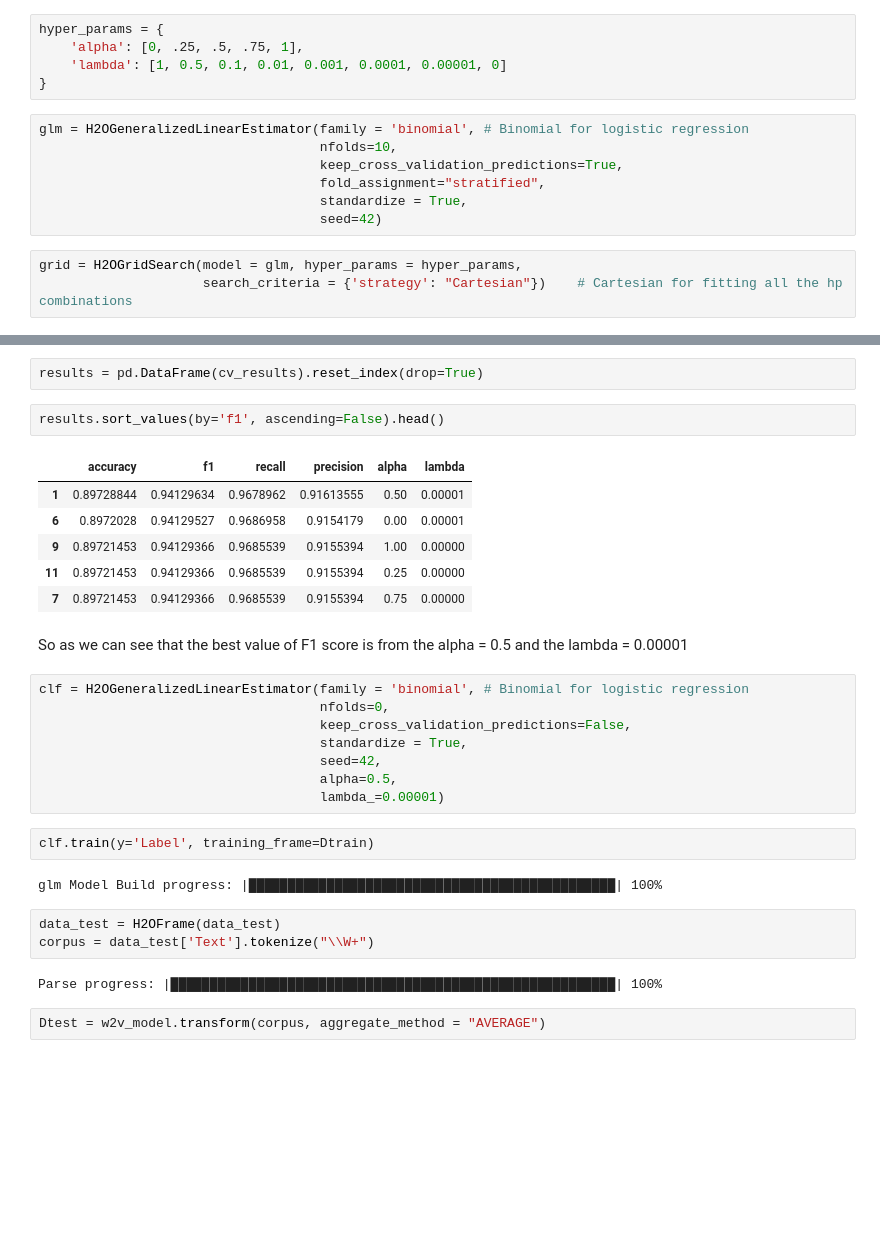
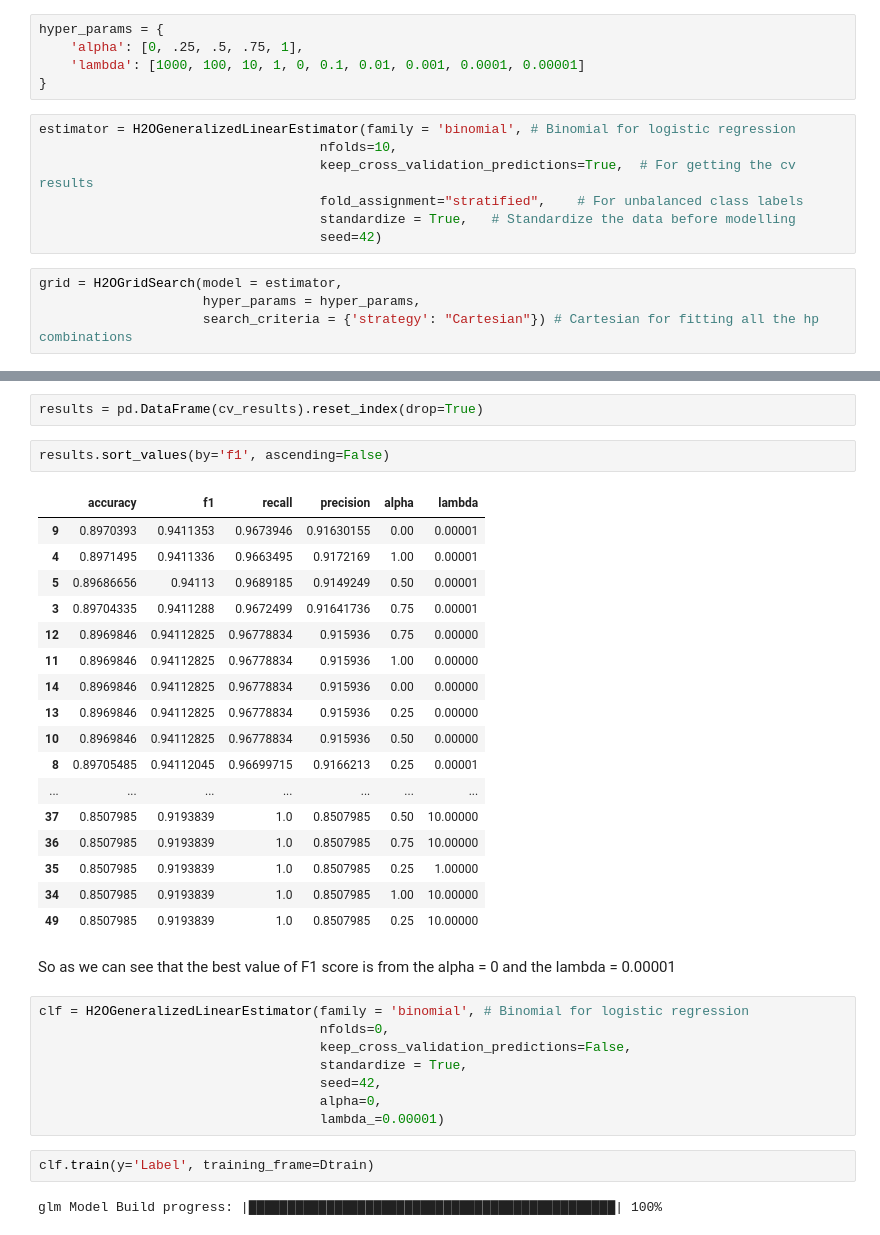
Before and after one commit to MayukhSobo/Amazon-Review----Logistic-Regression, a Jupyter notebook: Avg W2V.ipynb, the cells around one changed output, grey strips where cells are left out. Drawn from its saved outputs; the diff is of its cells as text; blank space fills up the shorter version.

```diff
--- a/Avg W2V.ipynb
+++ b/Avg W2V.ipynb
@@ -111,18 +119,19 @@ from h2o.estimators.glm import H2OGeneralizedLinearEstimator
 # %%
 hyper_params = {
     'alpha': [0, .25, .5, .75, 1],
-    'lambda': [1, 0.5, 0.1, 0.01, 0.001, 0.0001, 0.00001, 0]
+    'lambda': [1000, 100, 10, 1, 0, 0.1, 0.01, 0.001, 0.0001, 0.00001]
 }
 # %%
-glm = H2OGeneralizedLinearEstimator(family = 'binomial', # Binomial for logistic regression
+estimator = H2OGeneralizedLinearEstimator(family = 'binomial', # Binomial for logistic regression
                                     nfolds=10,
-                                    keep_cross_validation_predictions=True,
-                                    fold_assignment="stratified",
-                                    standardize = True,
+                                    keep_cross_validation_predictions=True,  # For getting the cv results
+                                    fold_assignment="stratified",    # For unbalanced class labels
+                                    standardize = True,   # Standardize the data before modelling
                                     seed=42)
 # %%
-grid = H2OGridSearch(model = glm, hyper_params = hyper_params,
-                     search_criteria = {'strategy': "Cartesian"})    # Cartesian for fitting all the hp combinations
+grid = H2OGridSearch(model = estimator,
+                     hyper_params = hyper_params,
+                     search_criteria = {'strategy': "Cartesian"}) # Cartesian for fitting all the hp combinations
 # %%
 grid.train(y = "Label", training_frame = Dtrain)
 # %% [output]
@@ -144,32 +153,36 @@ for iters, param in enumerate(param_combs):
 # %%
 results = pd.DataFrame(cv_results).reset_index(drop=True)
 # %%
-results.sort_values(by='f1', ascending=False).head()
+results.sort_values(by='f1', ascending=False)
 # %% [output]
 |  | accuracy | f1 | recall | precision | alpha | lambda |
-| 1 | 0.89728844 | 0.94129634 | 0.9678962 | 0.91613555 | 0.50 | 0.00001 |
-| 6 | 0.8972028 | 0.94129527 | 0.9686958 | 0.9154179 | 0.00 | 0.00001 |
-| 9 | 0.89721453 | 0.94129366 | 0.9685539 | 0.9155394 | 1.00 | 0.00000 |
-| 11 | 0.89721453 | 0.94129366 | 0.9685539 | 0.9155394 | 0.25 | 0.00000 |
-| 7 | 0.89721453 | 0.94129366 | 0.9685539 | 0.9155394 | 0.75 | 0.00000 |
+| 9 | 0.8970393 | 0.9411353 | 0.9673946 | 0.91630155 | 0.00 | 0.00001 |
+| 4 | 0.8971495 | 0.9411336 | 0.9663495 | 0.9172169 | 1.00 | 0.00001 |
+| 5 | 0.89686656 | 0.94113 | 0.9689185 | 0.9149249 | 0.50 | 0.00001 |
+| 3 | 0.89704335 | 0.9411288 | 0.9672499 | 0.91641736 | 0.75 | 0.00001 |
+| 12 | 0.8969846 | 0.94112825 | 0.96778834 | 0.915936 | 0.75 | 0.00000 |
+| 11 | 0.8969846 | 0.94112825 | 0.96778834 | 0.915936 | 1.00 | 0.00000 |
+| 14 | 0.8969846 | 0.94112825 | 0.96778834 | 0.915936 | 0.00 | 0.00000 |
+| 13 | 0.8969846 | 0.94112825 | 0.96778834 | 0.915936 | 0.25 | 0.00000 |
+| 10 | 0.8969846 | 0.94112825 | 0.96778834 | 0.915936 | 0.50 | 0.00000 |
+| 8 | 0.89705485 | 0.94112045 | 0.96699715 | 0.9166213 | 0.25 | 0.00001 |
+| ... | ... | ... | ... | ... | ... | ... |
+| 37 | 0.8507985 | 0.9193839 | 1.0 | 0.8507985 | 0.50 | 10.00000 |
+| 36 | 0.8507985 | 0.9193839 | 1.0 | 0.8507985 | 0.75 | 10.00000 |
+| 35 | 0.8507985 | 0.9193839 | 1.0 | 0.8507985 | 0.25 | 1.00000 |
+| 34 | 0.8507985 | 0.9193839 | 1.0 | 0.8507985 | 1.00 | 10.00000 |
+| 49 | 0.8507985 | 0.9193839 | 1.0 | 0.8507985 | 0.25 | 10.00000 |
 # %% [markdown]
-So as we can see that the best value of F1 score is from the alpha = 0.5 and the lambda = 0.00001
+So as we can see that the best value of F1 score is from the alpha = 0 and the lambda = 0.00001
 # %%
 clf = H2OGeneralizedLinearEstimator(family = 'binomial', # Binomial for logistic regression
                                     nfolds=0,
                                     keep_cross_validation_predictions=False,
                                     standardize = True,
                                     seed=42,
-                                    alpha=0.5,
+                                    alpha=0,
                                     lambda_=0.00001)
 # %%
 clf.train(y='Label', training_frame=Dtrain)
 # %% [output]
 glm Model Build progress: |███████████████████████████████████████████████| 100%
-# %%
-data_test = H2OFrame(data_test)
-corpus = data_test['Text'].tokenize("\\W+")
-# %% [output]
-Parse progress: |█████████████████████████████████████████████████████████| 100%
-# %%
-Dtest = w2v_model.transform(corpus, aggregate_method = "AVERAGE")
```
Also changed, not shown: parts of 23 cells of this notebook, 3 other files.
